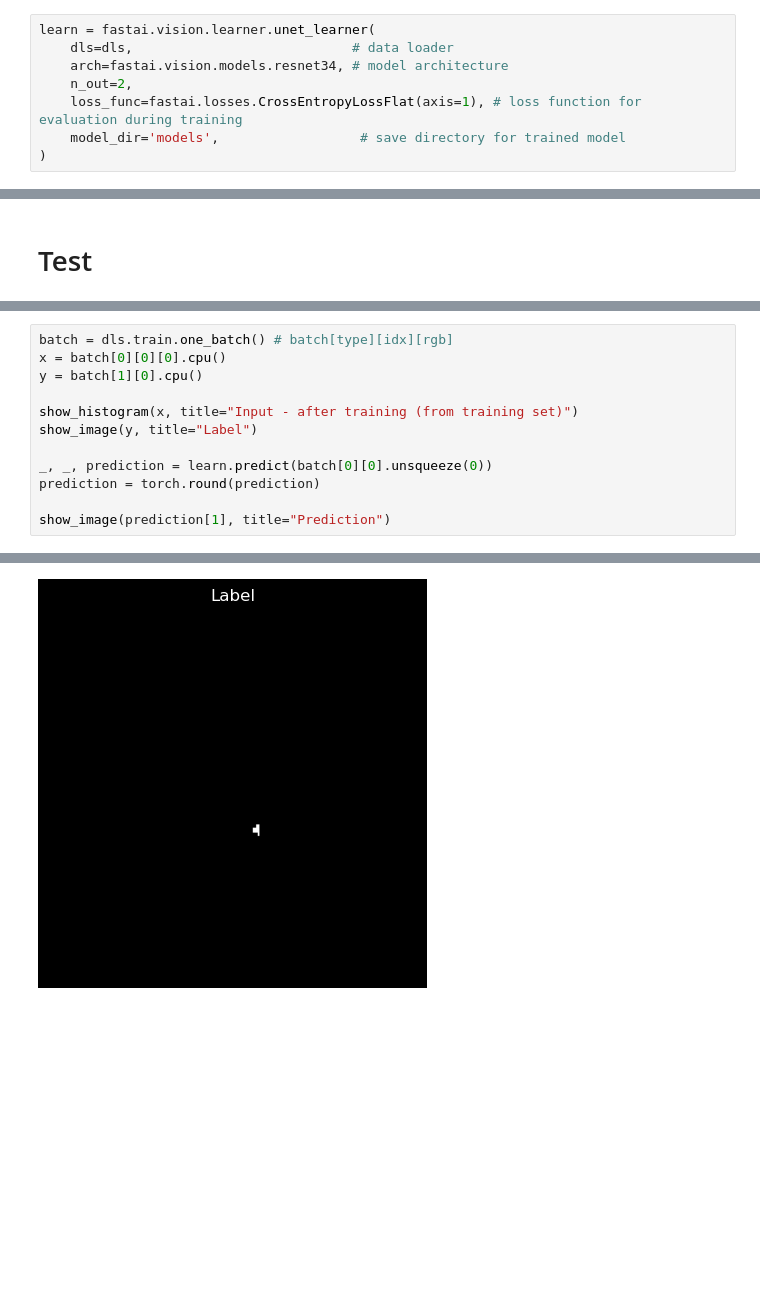
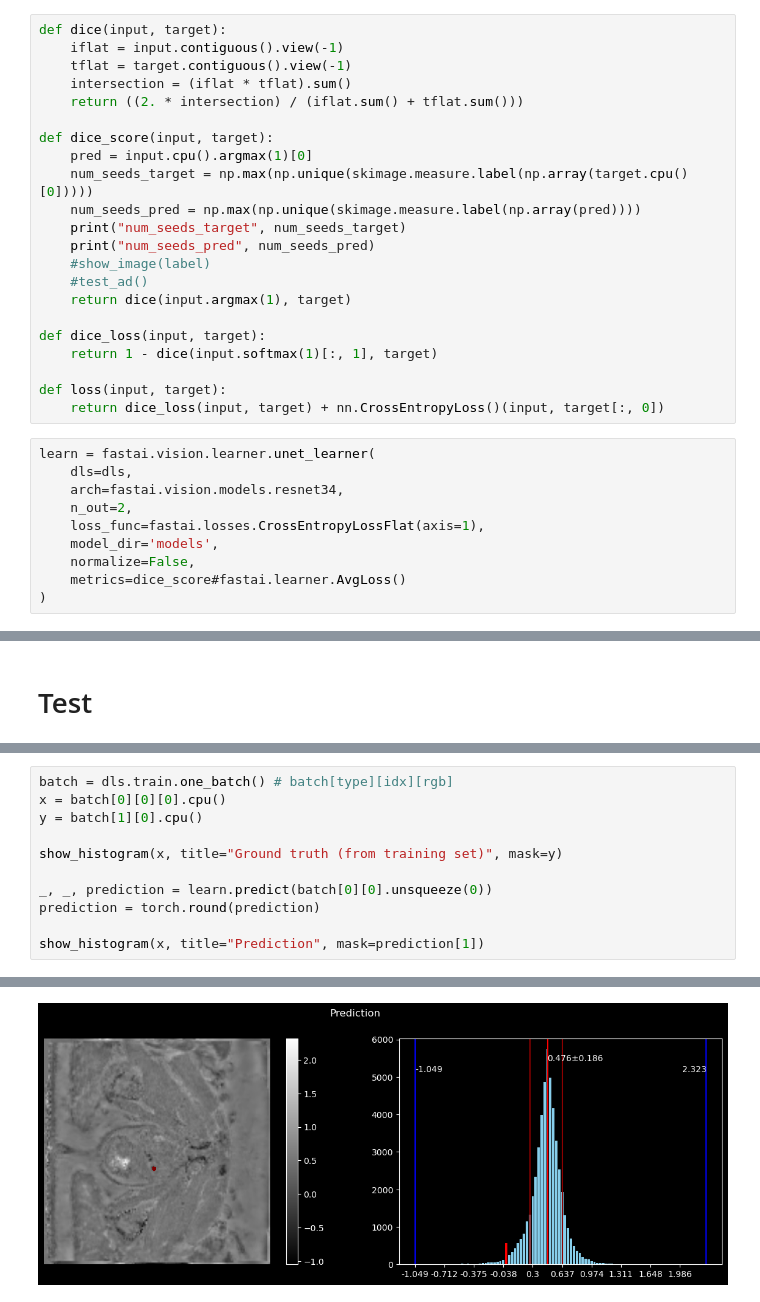
Before and after one commit to astewartau/prostate, a Jupyter notebook: prostate.ipynb, the cells around one changed output, grey strips where cells are left out. Cells and saved outputs as stored; diff of their text form; blank space fills up the shorter version.

```diff
--- a/prostate.ipynb
+++ b/prostate.ipynb
@@ -193,12 +126,36 @@ show_histogram(x, title="Input - After creating dataset", n_ticks=10)
 # %% [markdown]
 ## Prepare learner
+# %%
+def dice(input, target):
+    iflat = input.contiguous().view(-1)
+    tflat = target.contiguous().view(-1)
+    intersection = (iflat * tflat).sum()
+    return ((2. * intersection) / (iflat.sum() + tflat.sum()))
+
+def dice_score(input, target):
+    pred = input.cpu().argmax(1)[0]
+    num_seeds_target = np.max(np.unique(skimage.measure.label(np.array(target.cpu()[0]))))
+    num_seeds_pred = np.max(np.unique(skimage.measure.label(np.array(pred))))
+    print("num_seeds_target", num_seeds_target)
+    print("num_seeds_pred", num_seeds_pred)
+    #show_image(label)
+    #test_ad()
+    return dice(input.argmax(1), target)
+
+def dice_loss(input, target):
+    return 1 - dice(input.softmax(1)[:, 1], target)
+
+def loss(input, target):
+    return dice_loss(input, target) + nn.CrossEntropyLoss()(input, target[:, 0])
 # %%
 learn = fastai.vision.learner.unet_learner(
-    dls=dls,                            # data loader
-    arch=fastai.vision.models.resnet34, # model architecture
+    dls=dls,
+    arch=fastai.vision.models.resnet34,
     n_out=2,
-    loss_func=fastai.losses.CrossEntropyLossFlat(axis=1), # loss function for evaluation during training
-    model_dir='models',                  # save directory for trained model
+    loss_func=fastai.losses.CrossEntropyLossFlat(axis=1),
+    model_dir='models',
+    normalize=False,
+    metrics=dice_score#fastai.learner.AvgLoss()
 )
 # %%
 learn.summary()
@@ -253,11 +256,10 @@ batch = dls.train.one_batch() # batch[type][idx][rgb]
 x = batch[0][0][0].cpu()
 y = batch[1][0].cpu()
 
-show_histogram(x, title="Input - after training (from training set)")
-show_image(y, title="Label")
+show_histogram(x, title="Ground truth (from training set)", mask=y)
 
 _, _, prediction = learn.predict(batch[0][0].unsqueeze(0))
 prediction = torch.round(prediction)
 
-show_image(prediction[1], title="Prediction")
+show_histogram(x, title="Prediction", mask=prediction[1])
 # %% [output]
@@ -265 +268 @@ show_image(prediction[1], title="Prediction")
-[figure, old version]
+[figure, new version]
```
Also changed, not shown: parts of 14 cells of this notebook, 2 other files.
